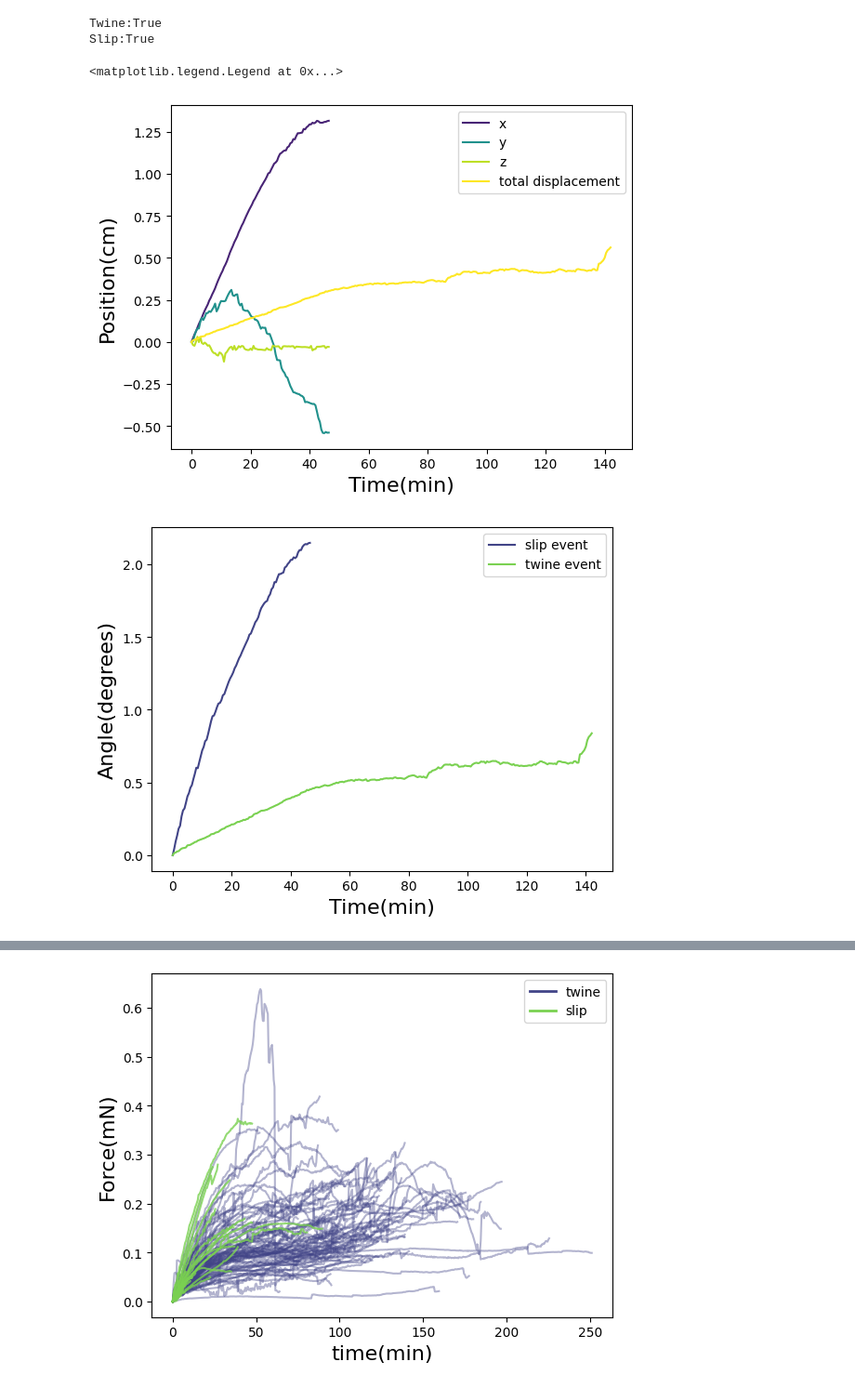
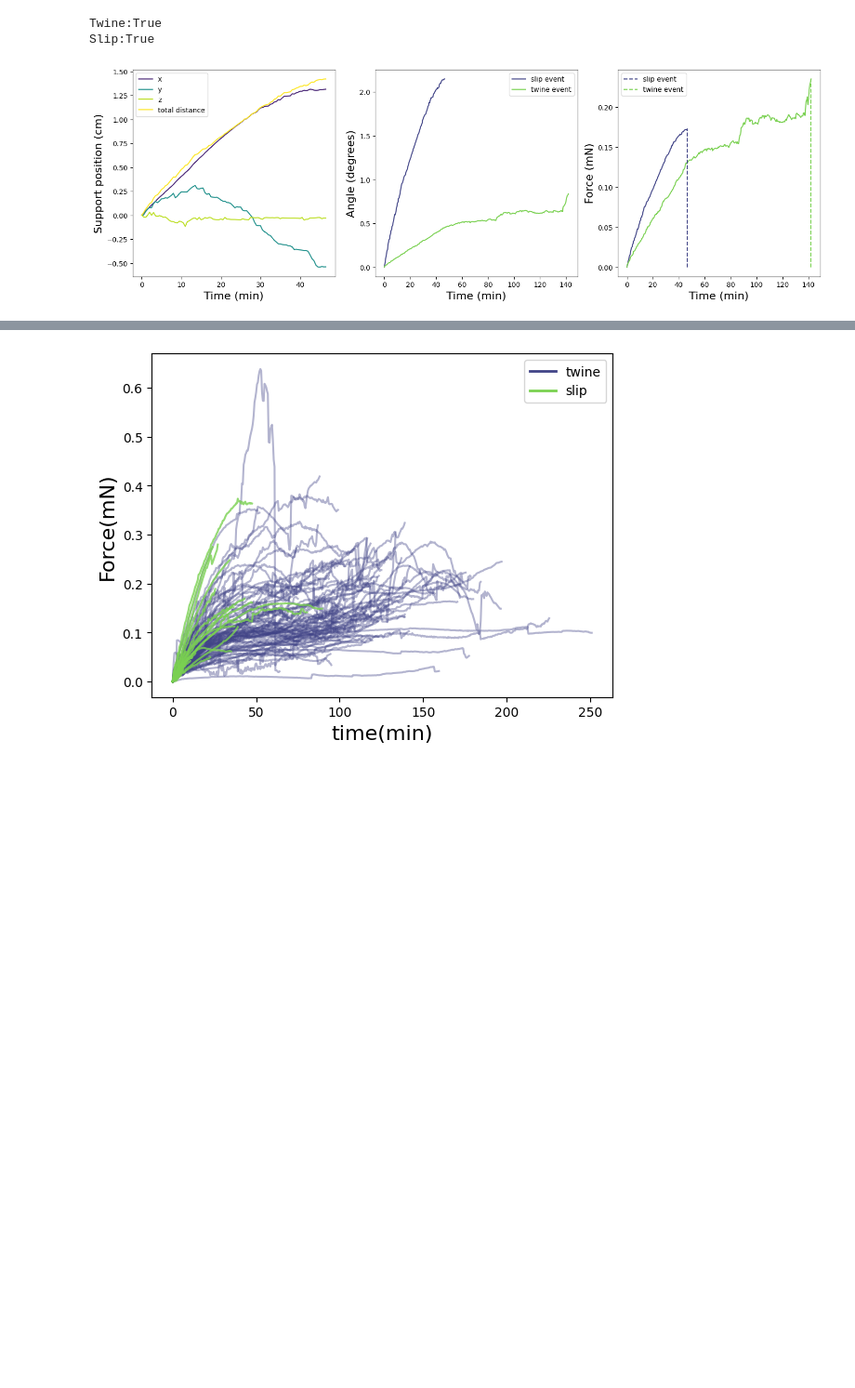
Before and after one commit to amirohad/Repo_article0, a Jupyter notebook: force_extraction_notebook.ipynb, the cells around one changed output, grey strips where cells are left out. Shown: that part at 93% size. Drawn from its saved outputs; the diff is of its cells as text; code cells hidden in the pictures; blank space fills up the shorter version.

```diff
--- a/force_extraction_notebook.ipynb
+++ b/force_extraction_notebook.ipynb
@@ -205,53 +205,44 @@ for i in tqdm(range(N)): # N
     # print(f'i={i}, exp number {exp}, {event}') # print progress
 # %%
 #%% figure - Force trajectory of 1 twine and 1 slip
-#  change force to mN?
-savep = 0
+
 i_slip = 40
 i_twine = 50
+
 # check events are correctly classified
 print("Twine:"+ str(events[i_twine].twine_state==1))
 print("Slip:"+ str( events[i_slip].twine_state==0))
 
-# plot xyz coordinates
-plt.figure()
-xyz0 = events[i_slip].xyz0 # starting position coordinates
-xyz = events[i_slip].xyz
-plt.plot(events[i_slip].timer/60,xyz[0,::]-xyz0[0,::],color=cmap(0.1),label = 'x')
-plt.plot(events[i_slip].timer/60,xyz[1,::]-xyz0[1,::],color=cmap(0.5),label = 'y')
-plt.plot(events[i_slip].timer/60,xyz[2,::]-xyz0[2,::],color=cmap(0.9),label = 'z')
-plt.plot(events[i_twine].timer/60,events[i_twine].trk_dist,color=cmap(1.5),label = 'total displacement')
-plt.legend()
-plt.xlabel('Time(min)',fontsize=fs)
-plt.ylabel('Position(cm)',fontsize=fs)
+fig, axs = plt.subplots(1, 3, figsize=(15, 5))
 
-# plot angle
-plt.figure()
-plt.plot(events[i_slip].timer/60,np.rad2deg(events[i_slip].alpha),color=cmap(0.2),label = 'slip event')
-plt.plot(events[i_twine].timer/60,np.rad2deg(events[i_twine].alpha),color=cmap(0.8),label = 'twine event')
-plt.xlabel('Time(min)',fontsize=fs)
-plt.ylabel('Angle(degrees)',fontsize=fs)
-plt.legend()
+# Plot xyz coordinates
+axs[0].plot(events[i_slip].timer/60, xyz[0,::]-xyz0[0,::], color=cmap(0.1), label='x')
+axs[0].plot(events[i_slip].timer/60, xyz[1,::]-xyz0[1,::], color=cmap(0.5), label='y')
+axs[0].plot(events[i_slip].timer/60, xyz[2,::]-xyz0[2,::], color=cmap(0.9), label='z')
+axs[0].plot(events[i_slip].timer/60, events[i_slip].trk_dist, color=cmap(1.5), label='total distance')
+axs[0].set_xlabel('Time (min)', fontsize=fs)
+axs[0].set_ylabel('Support position (cm)', fontsize=fs)
+axs[0].legend()
 
-# plot calculated force
-plt.figure()
-plt.plot(events[i_slip].timer/60,np.multiply(events[i_slip].F_bean,mg2mN),
-         color=cmap(0.2))
-plt.plot(events[i_twine].timer/60,np.multiply(events[i_twine].F_bean,mg2mN),
-         color=cmap(0.8))
-plt.xlabel('Time(min)',fontsize=fs)
-plt.ylabel('Force(mN)',fontsize=fs)
-# plt.legend(['twine event','slip event'])
-plt.vlines(events[i_slip].timer[-1]/60, 0,
-           events[i_slip].F_bean[-1]*mg2mN, color=cmap(0.2),
-           linestyle='dashed',label='slip event')
-plt.vlines(events[i_twine].timer[-1]/60, 0,
-           events[i_twine].F_bean[-1]*mg2mN, color=cmap(0.8),
-           linestyle='dashed',label='twine event')
-plt.legend()
+# Plot angle
+axs[1].plot(events[i_slip].timer/60, np.rad2deg(events[i_slip].alpha), color=cmap(0.2), label='slip event')
+axs[1].plot(events[i_twine].timer/60, np.rad2deg(events[i_twine].alpha), color=cmap(0.8), label='twine event')
+axs[1].set_xlabel('Time (min)', fontsize=fs)
+axs[1].set_ylabel('Angle (degrees)', fontsize=fs)
+axs[1].legend()
+
+# Plot calculated force
+axs[2].plot(events[i_slip].timer/60, np.multiply(events[i_slip].F_bean, mg2mN), color=cmap(0.2))
+axs[2].plot(events[i_twine].timer/60, np.multiply(events[i_twine].F_bean, mg2mN), color=cmap(0.8))
+axs[2].set_xlabel('Time (min)', fontsize=fs)
+axs[2].set_ylabel('Force (mN)', fontsize=fs)
+axs[2].vlines(events[i_slip].timer[-1]/60, 0, events[i_slip].F_bean[-1]*mg2mN, color=cmap(0.2), linestyle='dashed', label='slip event')
+axs[2].vlines(events[i_twine].timer[-1]/60, 0, events[i_twine].F_bean[-1]*mg2mN, color=cmap(0.8), linestyle='dashed', label='twine event')
+axs[2].legend()
+
+plt.tight_layout()
+plt.show()
 # %% [output]
 Twine:True
 Slip:True
-<matplotlib.legend.Legend at 0x...>
-[figure, old version]
+[figure, new version]
-[figure, removed]
```
Also changed, not shown: parts of 3 cells of this notebook, 3 other files.
